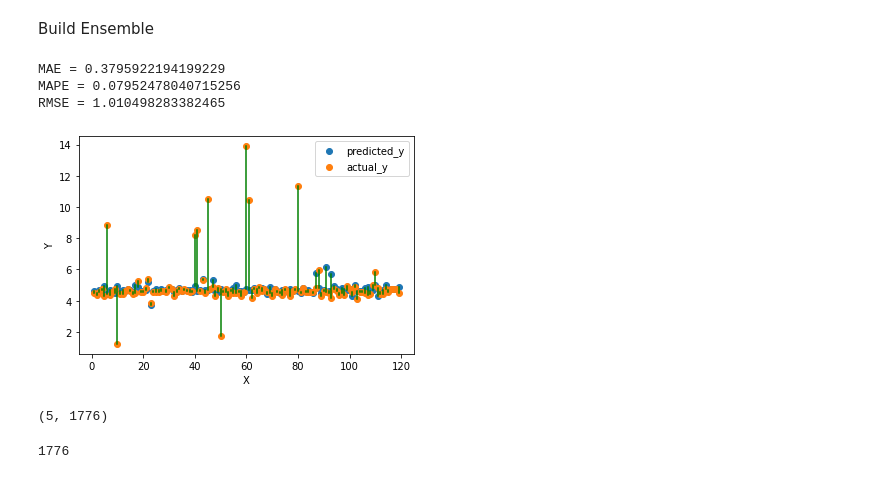
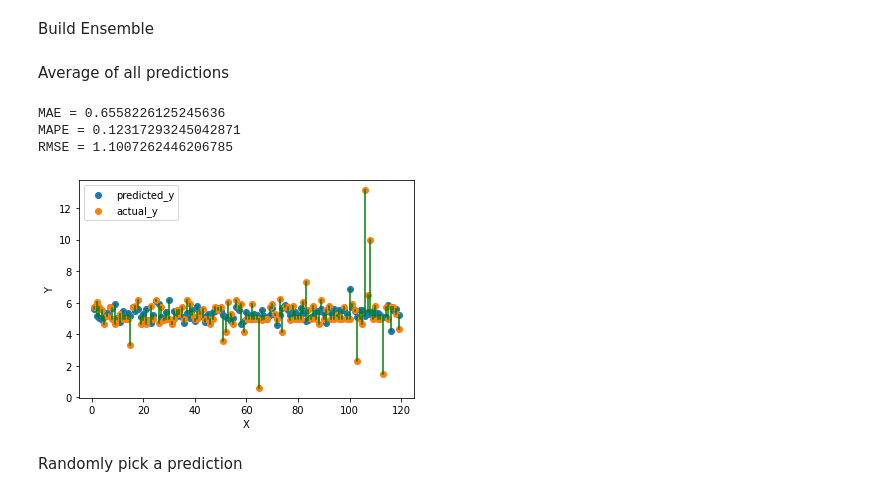
Before and after one commit to harshith7823/CS760-Project, a Jupyter notebook: part-1/Death prediction/Closest point/part1_model_based_knn_filled.ipynb, the cells around one changed output. Cells and saved outputs as stored; diff of their text form; code cells hidden in the pictures.

```diff
--- a/part-1/Death prediction/Closest point/part1_model_based_knn_filled.ipynb
+++ b/part-1/Death prediction/Closest point/part1_model_based_knn_filled.ipynb
@@ -93,11 +91,11 @@ def testWithModel(model, X_train, X_test, y_train, y_test):
 
   return y_pred
 # %%
-def plot_results(y_test, y_pred):
+def plot_results(y_pred, y_test, z=15):
   plt.figure()
   y_test_sub, y_pred_sub = y_test, y_pred
   if len(y_test)>200:
-    y_test_sub, y_pred_sub = y_test[::15], y_pred[::15]
+    y_test_sub, y_pred_sub = y_test[::z], y_pred[::z]
 
   x = [i+1 for i in range(len(y_test_sub))]
   plt.plot((x,x),([i for i in y_pred_sub], [j for j in y_test_sub]),c='green',markevery=5,)
@@ -107,6 +105,11 @@ def plot_results(y_test, y_pred):
   plt.ylabel("Y")
   plt.legend()
   plt.show()
+# %%
+def print_error(y_pred, y_test):
+  print(f'MAE = {mean_absolute_error(y_pred, y_test)}')
+  print(f'MAPE = {mean_absolute_percentage_error(y_pred, y_test)}')
+  print(f'RMSE = {mean_squared_error(y_pred, y_test)**0.5}')
 # %%
 clinical_data = preprocess_clinical_data(oppScrData)
 # %%
@@ -216,17 +221,17 @@ y_ens = np.mean((array_preds), axis=0 )
-# %%
-print(f'MAE = {mean_absolute_error(y_ens, y_test)}')
-print(f'MAPE = {mean_absolute_percentage_error(y_ens, y_test)}')
-print(f'RMSE = {mean_squared_error(y_ens, y_test)**0.5}')
-plot_results(y_test, y_ens)
-# %% [output]
-MAE = 0.3795922194199229
-MAPE = 0.07952478040715256
-RMSE = 1.010498283382465
-[figure, removed]
-# %%
-print(array_preds.shape)
-# %% [output]
-(5, 1776)
+# %% [markdown]
+Average of all predictions
+# %%
+y_ens_avg = np.mean((array_preds), axis=0 )
+# %%
+print_error(y_ens_avg, y_test)
+plot_results(y_ens_avg, y_test)
+# %% [output]
+MAE = 0.6558226125245636
+MAPE = 0.12317293245042871
+RMSE = 1.1007262446206785
+[figure, added]
+# %% [markdown]
+Randomly pick a prediction
 # %%
 import random
 y_ens=[]
@@ -235,7 +240,3 @@ for i,y in enumerate(y_test):
 
   j = random.randint(0, 4)
   y_ens.append( array_preds[j][i])
-# %%
-len(y_ens)
-# %% [output]
-1776
```
Also changed, not shown: parts of 19 cells of this notebook.
